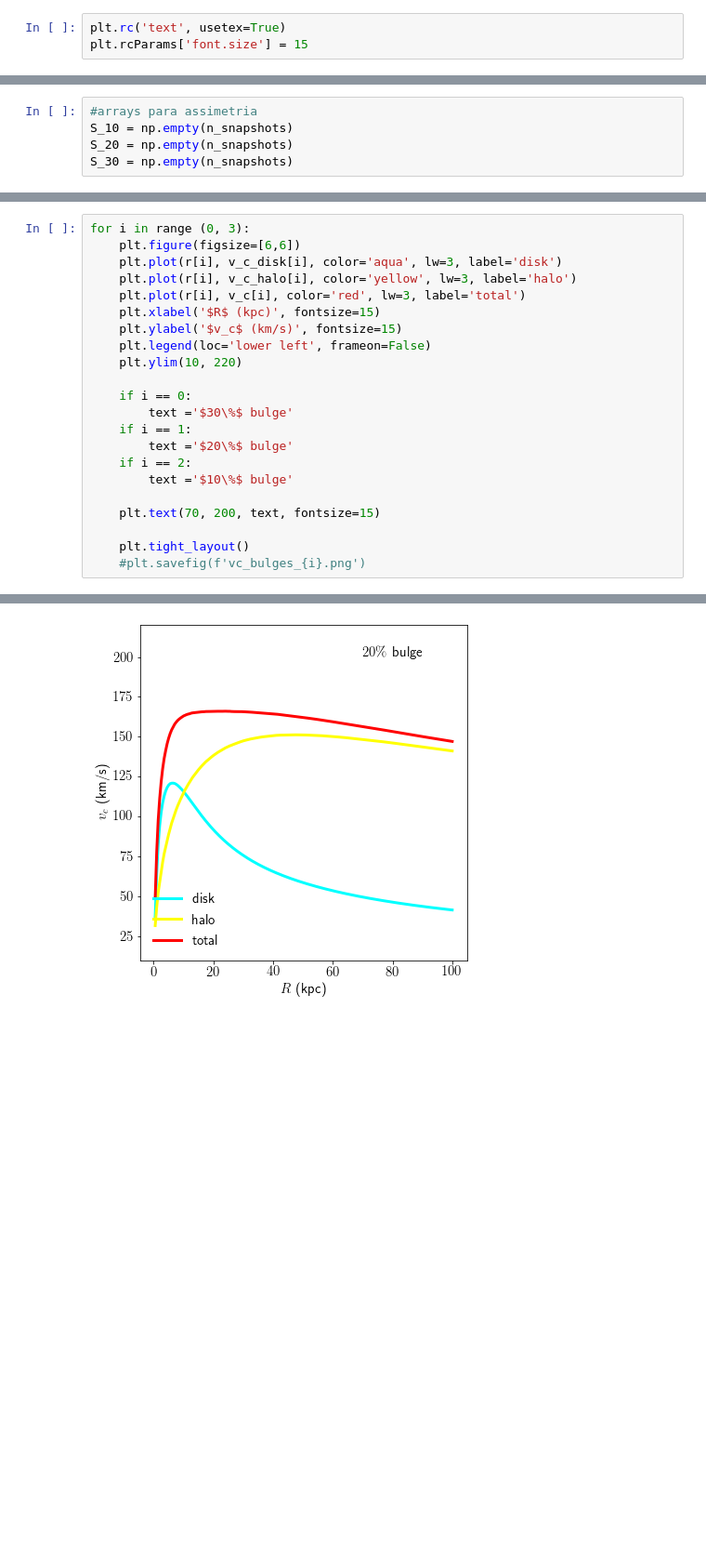
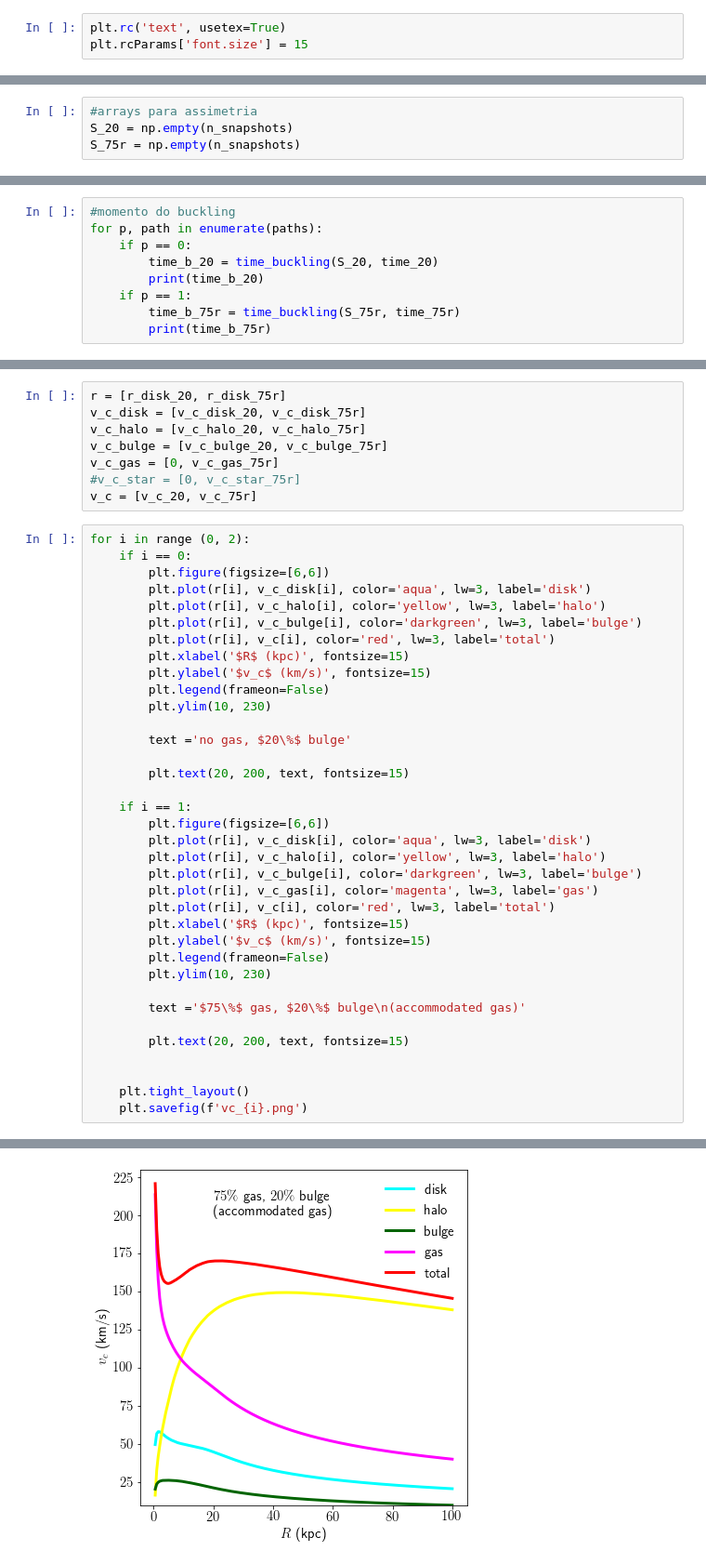
Before and after one commit to AndressaWille/Mestrado, a Jupyter notebook: barred_galaxies.ipynb, the cells around one changed output, grey strips where cells are left out. Shown: that part at 93% size. Cells and saved outputs as stored; diff of their text form; blank space fills up the shorter version.

```diff
--- a/barred_galaxies.ipynb
+++ b/barred_galaxies.ipynb
@@ -33,5 +35,4 @@ A2_30 = np.empty(n_snapshots)
 # %%
 #arrays para assimetria
-S_10 = np.empty(n_snapshots)
 S_20 = np.empty(n_snapshots)
-S_30 = np.empty(n_snapshots)
+S_75r = np.empty(n_snapshots)
@@ -183,0 +181,9 @@ plt.savefig('s-bulges%.png')
+# %%
+#momento do buckling
+for p, path in enumerate(paths):
+    if p == 0:
+        time_b_20 = time_buckling(S_20, time_20)
+        print(time_b_20)
+    if p == 1:
+        time_b_75r = time_buckling(S_75r, time_75r)
+        print(time_b_75r)
@@ -227,23 +363,45 @@ v_c = [v_c_30, v_c_20, v_c_10]
+# %%
+r = [r_disk_20, r_disk_75r]
+v_c_disk = [v_c_disk_20, v_c_disk_75r]
+v_c_halo = [v_c_halo_20, v_c_halo_75r]
+v_c_bulge = [v_c_bulge_20, v_c_bulge_75r]
+v_c_gas = [0, v_c_gas_75r]
+#v_c_star = [0, v_c_star_75r]
+v_c = [v_c_20, v_c_75r]
 # %%
-for i in range (0, 3):
-    plt.figure(figsize=[6,6])
-    plt.plot(r[i], v_c_disk[i], color='aqua', lw=3, label='disk')
-    plt.plot(r[i], v_c_halo[i], color='yellow', lw=3, label='halo')
-    plt.plot(r[i], v_c[i], color='red', lw=3, label='total')
-    plt.xlabel('$R$ (kpc)', fontsize=15)
-    plt.ylabel('$v_c$ (km/s)', fontsize=15)
-    plt.legend(loc='lower left', frameon=False)
-    plt.ylim(10, 220)
+for i in range (0, 2):
+    if i == 0:
+        plt.figure(figsize=[6,6])
+        plt.plot(r[i], v_c_disk[i], color='aqua', lw=3, label='disk')
+        plt.plot(r[i], v_c_halo[i], color='yellow', lw=3, label='halo')
+        plt.plot(r[i], v_c_bulge[i], color='darkgreen', lw=3, label='bulge')
+        plt.plot(r[i], v_c[i], color='red', lw=3, label='total')
+        plt.xlabel('$R$ (kpc)', fontsize=15)
+        plt.ylabel('$v_c$ (km/s)', fontsize=15)
+        plt.legend(frameon=False)
+        plt.ylim(10, 230)
 
-    if i == 0:
-        text ='$30\%$ bulge'
+        text ='no gas, $20\%$ bulge'
+
+        plt.text(20, 200, text, fontsize=15)
+
     if i == 1:
-        text ='$20\%$ bulge'
-    if i == 2:
-        text ='$10\%$ bulge'
+        plt.figure(figsize=[6,6])
+        plt.plot(r[i], v_c_disk[i], color='aqua', lw=3, label='disk')
+        plt.plot(r[i], v_c_halo[i], color='yellow', lw=3, label='halo')
+        plt.plot(r[i], v_c_bulge[i], color='darkgreen', lw=3, label='bulge')
+        plt.plot(r[i], v_c_gas[i], color='magenta', lw=3, label='gas')
+        plt.plot(r[i], v_c[i], color='red', lw=3, label='total')
+        plt.xlabel('$R$ (kpc)', fontsize=15)
+        plt.ylabel('$v_c$ (km/s)', fontsize=15)
+        plt.legend(frameon=False)
+        plt.ylim(10, 230)
 
-    plt.text(70, 200, text, fontsize=15)
+        text ='$75\%$ gas, $20\%$ bulge\n(accommodated gas)'
+
+        plt.text(20, 200, text, fontsize=15)
+
 
     plt.tight_layout()
-    #plt.savefig(f'vc_bulges_{i}.png')
+    plt.savefig(f'vc_{i}.png')
 # %% [output]
@@ -251 +409 @@ for i in range (0, 3):
-[figure, old version]
+[figure, new version]
```
Also changed, not shown: parts of 24 cells of this notebook.
